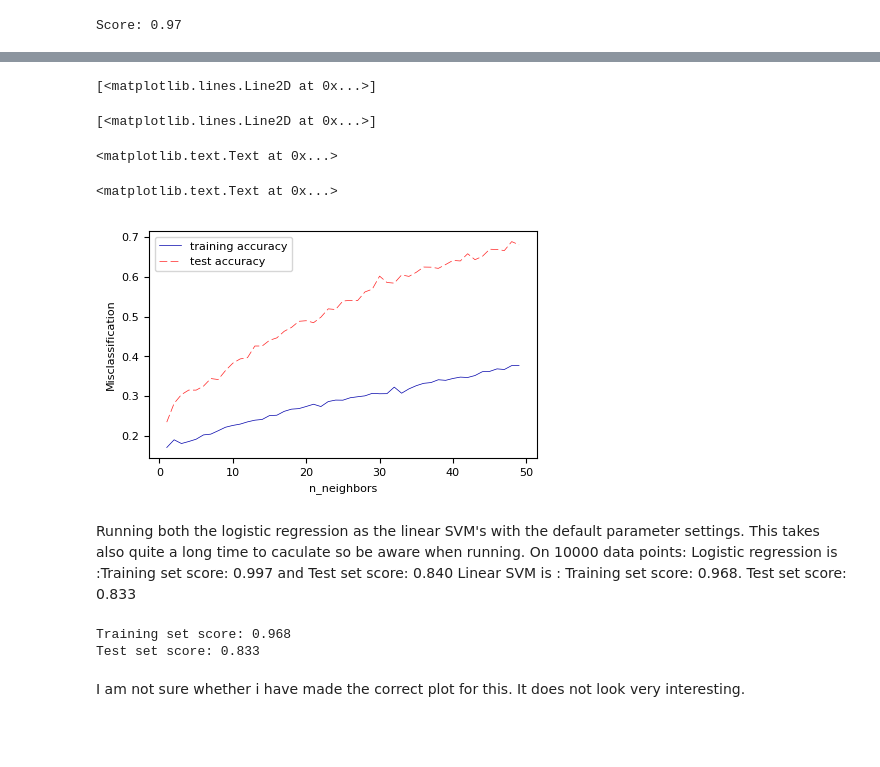
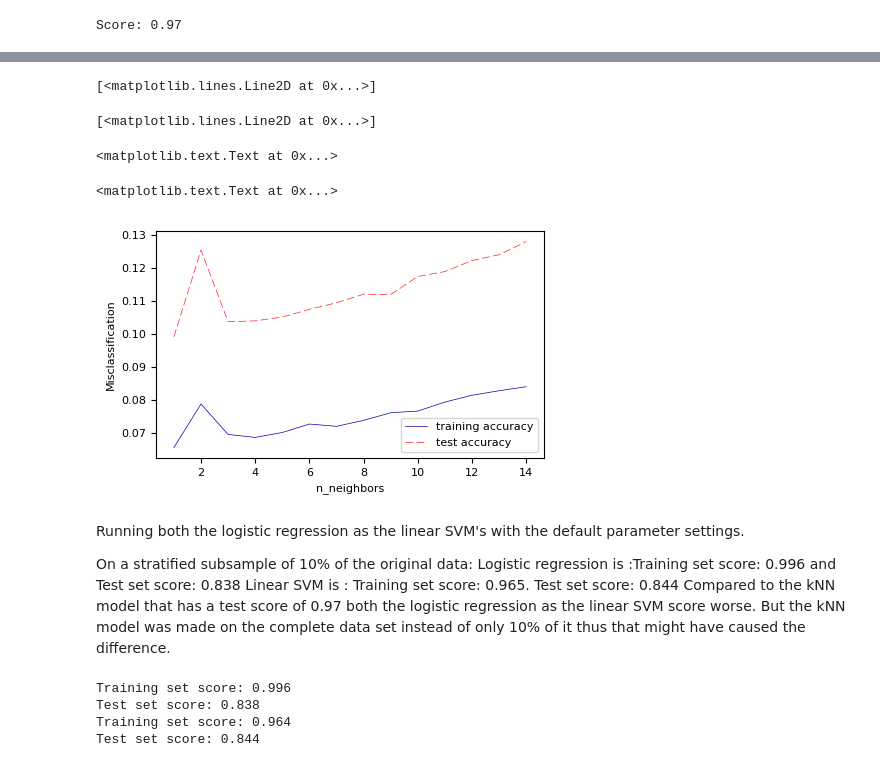
Before and after one commit to KoenvanLaar/Frank-and-Koen-Assignment-1, a Jupyter notebook: Assignment 1 Frank and Koen.ipynb, the cells around one changed output, grey strips where cells are left out. Drawn from its saved outputs; the diff is of its cells as text; code cells hidden in the pictures; blank space fills up the shorter version.

Commit message:
Last version of the first question.
Only the last cell is perhaps wrong because the values do not change but I cant figure out what I might have done wrong

```diff
--- a/Assignment 1 Frank and Koen.ipynb
+++ b/Assignment 1 Frank and Koen.ipynb
@@ -81,16 +86,19 @@ It shows that rather quickly the model starts to underfit and is too simplistic,
 # %%
 from sklearn.model_selection import KFold #Import function to do stratified cross validation
 from sklearn.model_selection import cross_val_score #Import CV function
+from sklearn.neighbors import KNeighborsClassifier
+from sklearn.model_selection import train_test_split
 
 #I am importing this so that we can run this code without the running the other code that takes very long.
 X, y = mnist_data.get_data(target=mnist_data.default_target_attribute)
 #Making a subset. This needs to be 7000 for the final calculations but for now 700 will do for testing I think
 #NEEDS TO BE 7000 for final answer!!!!!!
-X_smal = X[:1000]
-y_smal = y[:1000]
+X_smal = X[:7000]
+y_smal = y[:7000]
 
 #So instead of the whole nmist data-set we only use the first 700 cases
 X_train, X_test, y_train, y_test = train_test_split(X_smal, y_smal, random_state=0)
+#X_train, X_test, y_train, y_test = train_test_split(X, y, train_size=0.1, stratify=y)
 
 # Build a list of the training and test scores for increasing k to use this to make a plot later on
 training_accuracy = []
@@ -138,82 +147,79 @@ from sklearn.model_selection import cross_val_score #Import CV function
 from sklearn.neighbors import KNeighborsClassifier   # Import kNN function
 
 
-
 #I am importing this so that we can run this code without the running the other code that takes very long.
 X, y = mnist_data.get_data(target=mnist_data.default_target_attribute)
-#Making a subset. This needs to be 7000 for the final calculations but for now 700 will do for testing I think
+#Making a 10% subset. This needs to be 7000 for the final calculations but for now 700 will do for testing I think
 #NEEDS TO BE 7000 for final answer!!!!!!
-X_small = X[:700]
-y_small = y[:700]
 
+X_small = X[:7000]
+y_small = y[:7000]
 
-#So instead of the whole nmist data-set we only use the first 700 cases by typing X_smal and y_smal
-#However I am not sure if this needs to be here since bootstrapping is getting training and testing data differently
-X_train, X_test, y_train, y_test = train_test_split(X_small, y_small, random_state=0)
+X_train, X_test, y_train, y_test = train_test_split(X_small, y_small, stratify=y_small)
 
 # Build a list of the training and test scores for increasing k to use this to make a plot later on
 training_accuracy = []
 test_accuracy = []
 
-# testing 1 to 10 nearest neighbours
-k = range(1, 50)
+# testing 1 to 15 nearest neighbours. From the previous cell it bacame clear that it should not have to larger than this
+k = range(1, 15)
 
-# I am assuming that n_splits stand for 100 repeats. This is the distinction from the previous cell
-shuffle_split = ShuffleSplit(test_size=.34, train_size=.66, n_splits=100)
+# Taking 100 bootstrapping
+shuffle_split = ShuffleSplit(test_size=.30, train_size=.70, n_splits=100)
 
 for n_neighbors in k:
     # build the model
     clf = KNeighborsClassifier(n_neighbors=n_neighbors).fit(X_train, y_train)
     # record training and test set accuracy
     train_score = cross_val_score(clf, X_train, y_train, cv=shuffle_split)
     test_score = cross_val_score(clf, X_test, y_test, cv=shuffle_split)
     #This piece of code is here so that only 1 value is given to the list instead of 10
-    train_score_average = 1-(train_score.mean()) # The 1 minus part is added to get the misclassifications instead of teh correct classifications
+    train_score_average = 1-(train_score.mean()) # The 1 minus part is added to get the misclassifications instead of the correct classifications
     test_score_average = 1-(test_score.mean())
     training_accuracy.append(train_score_average)
     test_accuracy.append(test_score_average)
 
 
 #Plotting the graph
 plt.plot(k, training_accuracy, label="training accuracy")
 plt.plot(k, test_accuracy, label="test accuracy")
 plt.ylabel("Misclassification")
 plt.xlabel("n_neighbors")
 _ = plt.legend()
 # %% [output]
 [<matplotlib.lines.Line2D at 0x...>]
 [<matplotlib.lines.Line2D at 0x...>]
 <matplotlib.text.Text at 0x...>
 <matplotlib.text.Text at 0x...>
-[figure, old version]
+[figure, new version]
 # %% [markdown]
 Running both the logistic regression as the linear SVM's with the default parameter settings.
-This takes also quite a long time to caculate so be aware when running.
-On 10000 data points: Logistic regression is :Training set score: 0.997 and Test set score: 0.840
-Linear SVM is : Training set score: 0.968. Test set score: 0.833
+
+On a stratified subsample of 10% of the original data:
+Logistic regression is :Training set score: 0.996 and Test set score: 0.838
+Linear SVM is : Training set score: 0.965. Test set score: 0.844
+Compared to the kNN model that has a test score of 0.97 both the logistic regression as the linear SVM score worse. But the kNN model was made on the complete data set instead of only 10% of it thus that might have caused the difference.
 # %%
 from sklearn.linear_model import LogisticRegression
 from sklearn.svm import LinearSVC
 
 #I am importing this so that we can run this code without the running the other code that takes very long.
 X, y = mnist_data.get_data(target=mnist_data.default_target_attribute)
-#Making a subset. This cell need to run on the whil data set for the final answer
-X_small = X[:10000]
-y_small = y[:10000]
 
-X_train, X_test, y_train, y_test = train_test_split(X_small, y_small, random_state=0)
+#X_train, X_test, y_train, y_test = train_test_split(X_small, y_small, random_state=0)
+X_train, X_test, y_train, y_test = train_test_split(X, y, train_size=0.1, stratify=y)
 
 #Making the logistic regression model and printing it
 logreg = LogisticRegression().fit(X_train, y_train)
 print("Training set score: {:.3f}".format(logreg.score(X_train, y_train)))
 print("Test set score: {:.3f}".format(logreg.score(X_test, y_test)))
 
-#Making the linear SVM model and printing out the scores
+#Making the linear SVC model and printing out the scores
 linear_svm = LinearSVC().fit(X_train, y_train)
 print("Training set score: {:.3f}".format(linear_svm.score(X_train, y_train)))
 print("Test set score: {:.3f}".format(linear_svm.score(X_test, y_test)))
 # %% [output]
-Training set score: 0.968
-Test set score: 0.833
+Training set score: 0.996
+Test set score: 0.838
+Training set score: 0.964
+Test set score: 0.844
-# %% [markdown]
-I am not sure whether i have made the correct plot for this. It does not look very interesting.
```
Also changed, not shown: parts of 11 cells of this notebook.
